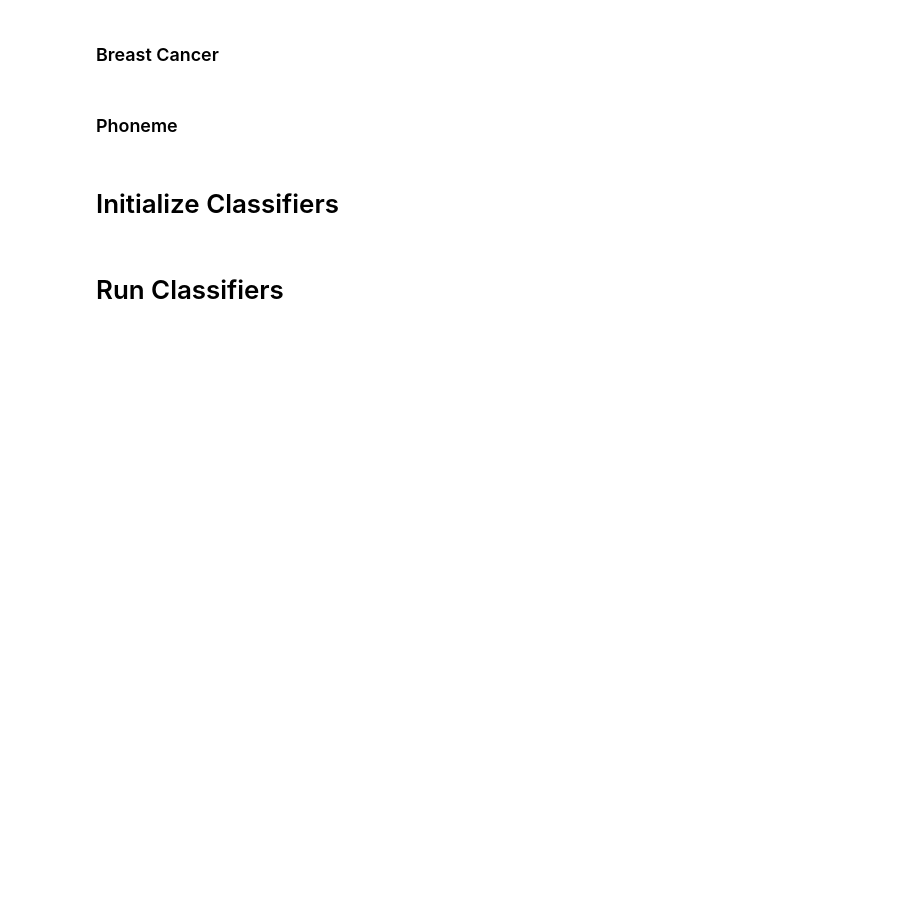
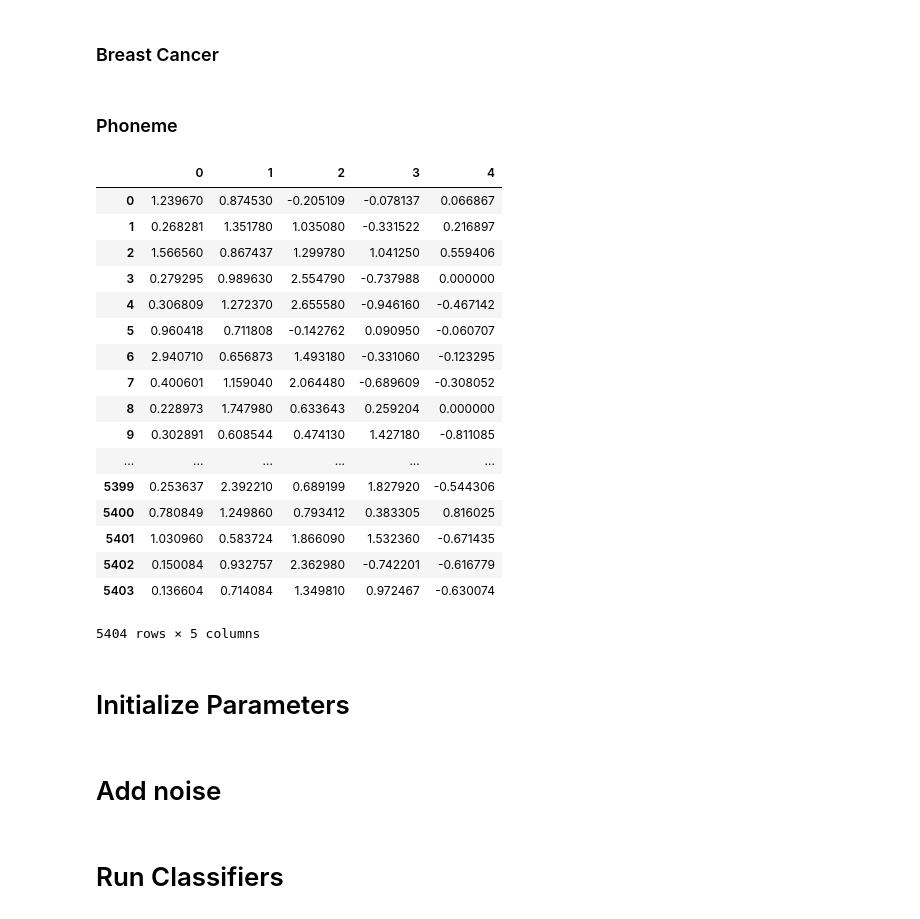
Before and after one commit to EmilioOldenziel/StudentColloquium, a Jupyter notebook: Comparison.ipynb, the cells around one changed output. Saved outputs shown, nothing was run; the diff lists cells and outputs as text; code cells hidden in the pictures; blank space fills up the shorter version.

```diff
--- a/Comparison.ipynb
+++ b/Comparison.ipynb
@@ -20,7 +20,7 @@ df_y_bc = dataset['target'] # labels (539 labels 1 == maniglent, 0 == benign)
 # %% [markdown]
 ### Phoneme
 # %%
-df_phoneme = pd.read_csv("./datasets/phoneme.dat/data", sep="\s+")
+df_phoneme = pd.read_csv("./datasets/phoneme.dat/data", sep="\s+", header=None)
 # %%
 df_x_phoneme = df_phoneme.iloc[:,0:5]
 # %%
@@ -28,5 +28,26 @@ df_y_phoneme = df_phoneme.iloc[:,5:6]
+# %%
+df_x_phoneme
+# %% [output]
+|  | 0 | 1 | 2 | 3 | 4 |
+| 0 | 1.239670 | 0.874530 | -0.205109 | -0.078137 | 0.066867 |
+| 1 | 0.268281 | 1.351780 | 1.035080 | -0.331522 | 0.216897 |
+| 2 | 1.566560 | 0.867437 | 1.299780 | 1.041250 | 0.559406 |
+| 3 | 0.279295 | 0.989630 | 2.554790 | -0.737988 | 0.000000 |
+| 4 | 0.306809 | 1.272370 | 2.655580 | -0.946160 | -0.467142 |
+| 5 | 0.960418 | 0.711808 | -0.142762 | 0.090950 | -0.060707 |
+| 6 | 2.940710 | 0.656873 | 1.493180 | -0.331060 | -0.123295 |
+| 7 | 0.400601 | 1.159040 | 2.064480 | -0.689609 | -0.308052 |
+| 8 | 0.228973 | 1.747980 | 0.633643 | 0.259204 | 0.000000 |
+| 9 | 0.302891 | 0.608544 | 0.474130 | 1.427180 | -0.811085 |
+| ... | ... | ... | ... | ... | ... |
+| 5399 | 0.253637 | 2.392210 | 0.689199 | 1.827920 | -0.544306 |
+| 5400 | 0.780849 | 1.249860 | 0.793412 | 0.383305 | 0.816025 |
+| 5401 | 1.030960 | 0.583724 | 1.866090 | 1.532360 | -0.671435 |
+| 5402 | 0.150084 | 0.932757 | 2.362980 | -0.742201 | -0.616779 |
+| 5403 | 0.136604 | 0.714084 | 1.349810 | 0.972467 | -0.630074 |
+5404 rows × 5 columns
 # %% [markdown]
-# Initialize Classifiers
+# Initialize Parameters
 # %%
 n_estimators = 1000 # boosting iterations
 max_depth = 2
@@ -35,3 +57,5 @@ ada_err_test = np.zeros((number_of_rounds,n_estimators))
 ada_err_train = np.zeros((number_of_rounds,n_estimators))
 # %%
 rf = RandomForestClassifier(max_depth=max_depth, n_estimators=n_estimators) # init RandomForests
+# %% [markdown]
+# Add noise
```
Also changed, not shown: parts of 5 cells of this notebook, 1 other file.
